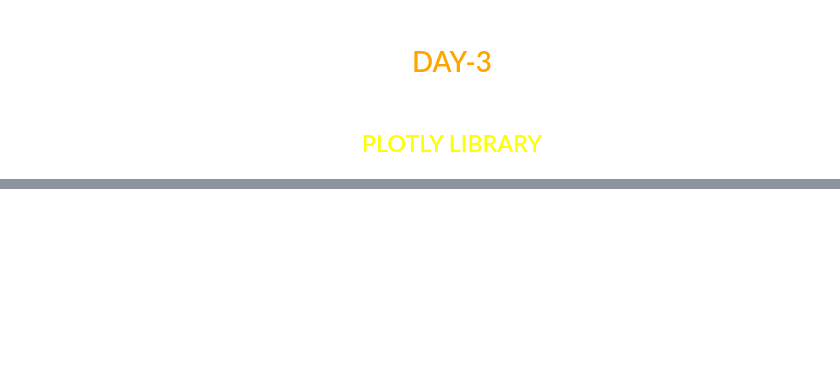
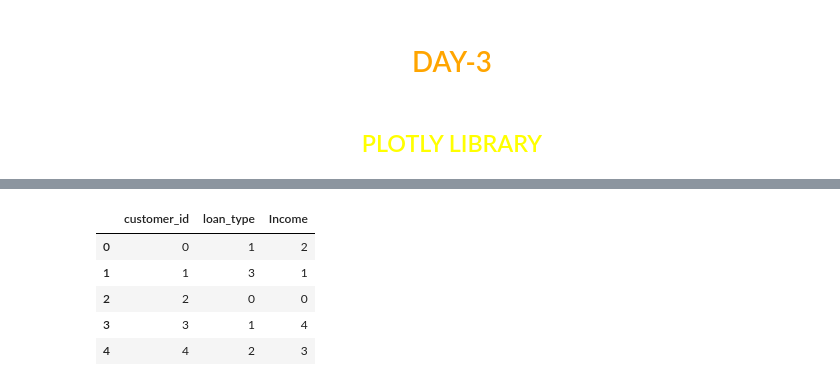
Before and after one commit to ThunderboltGM/Technical-session, a Jupyter notebook: Day-3.ipynb, the cells around one changed output, grey strips where cells are left out. Drawn from its saved outputs; the diff is of its cells as text; code cells hidden in the pictures; blank space fills up the shorter version.

```diff
--- a/Day-3.ipynb
+++ b/Day-3.ipynb
@@ -30,0 +62,11 @@ fig.show()
+# %%
+labelEncoder = LabelEncoder()
+loan_info_encoded = loan_info.apply(labelEncoder.fit_transform)
+loan_info_encoded
+# %% [output]
+|  | customer_id | loan_type | Income |
+| 0 | 0 | 1 | 2 |
+| 1 | 1 | 3 | 1 |
+| 2 | 2 | 0 | 0 |
+| 3 | 3 | 1 | 4 |
+| 4 | 4 | 2 | 3 |
```
Also changed, not shown: parts of 6 cells of this notebook.
